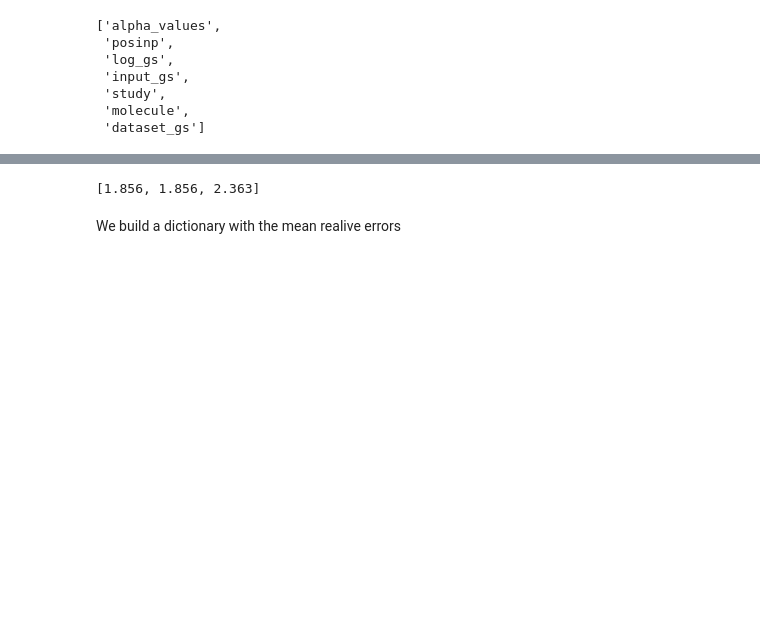
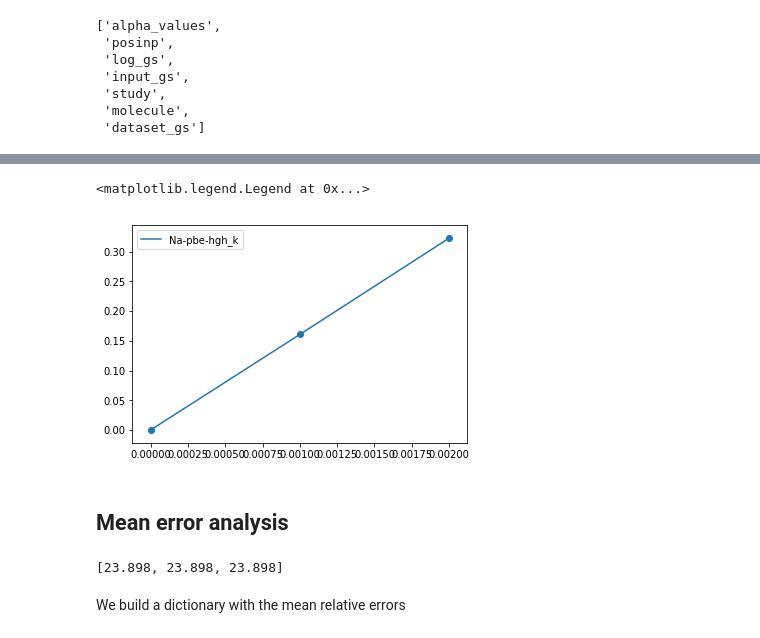
Before and after one commit to marcodalessandro76/Statical-Polarizability, a Jupyter notebook: Calculations/Workflow_linearity-test.ipynb, the cells around one changed output, grey strips where cells are left out. Cells and saved outputs as stored; diff of their text form; code cells hidden in the pictures; blank space fills up the shorter version.

Commit message:
Definition of the workflow for linearity test on field intensity

```diff
--- a/Calculations/Workflow_linearity-test.ipynb
+++ b/Calculations/Workflow_linearity-test.ipynb
@@ -299,9 +299,9 @@ We can perform a single study with this workflow
 # %%
 study_data = {}
 # %%
-molecule = 'NO'#'CO'
+molecule = 'Na' #'NO'#'CO'
 xc = 'pbe'
-psp = 'nlcc_ss'#'nlcc_aw'
+psp = 'hgh_k' #'nlcc_ss'#'nlcc_aw'
 # %%
 HG_data[molecule]
 # %% [output]
@@ -381,2 +360,2 @@ bla.calculators[2]['calc'].runs[0]
 # %%
-out = data_to_save_linearity(study_data,options)
+results = data_to_save_linearity(study_data,options)
@@ -402,0 +384,5 @@ out
+# %%
+full_results_linearity = {}
+#full_results_linearity = yaml.load(open('full_results_linearity.yaml'))
+# %%
+full_results_linearity.update(results)
@@ -405 +419,24 @@ out
+# %%
+for study in full_results_linearity:
+    if study == 'options': continue
+    #print study
+    alphas = full_results_linearity[study]['alpha_values']
+    #print alphas
+    ints = alphas.keys()
+    ints.append(0.0)
+    ints.sort()
+    #print ints
+    dipoles = []
+    dipoles.append(0.0)
+    for int in ints[1:]:
+        dip = int*alphas[int]['alpha_convergence'][1][0]#/(AuToA**3)
+        dipoles.append(dip)
+    plt.plot(ints,dipoles,label = study[0]+'-'+study[1]+'-'+study[2])
+    plt.scatter(ints,dipoles)
+plt.legend()
+# %% [output]
+<matplotlib.legend.Legend at 0x...>
+[figure, added]
+# %% [markdown]
+## Mean error analysis
 # %%
@@ -413,9 +448,9 @@ def mean_relative_error(alpha,alpha_ref):
 # %%
 HG_data[molecule][xc]
 # %% [output]
-[1.856, 1.856, 2.363]
+[23.898, 23.898, 23.898]
 # %% [markdown]
-We build a dictionary with the mean realive errors
+We build a dictionary with the mean relative errors
 # %%
 mre_data = {}
 for (mol,xc,psp),data in study_data.iteritems():
```
Also changed, not shown: parts of 31 cells of this notebook, 2 other files.
